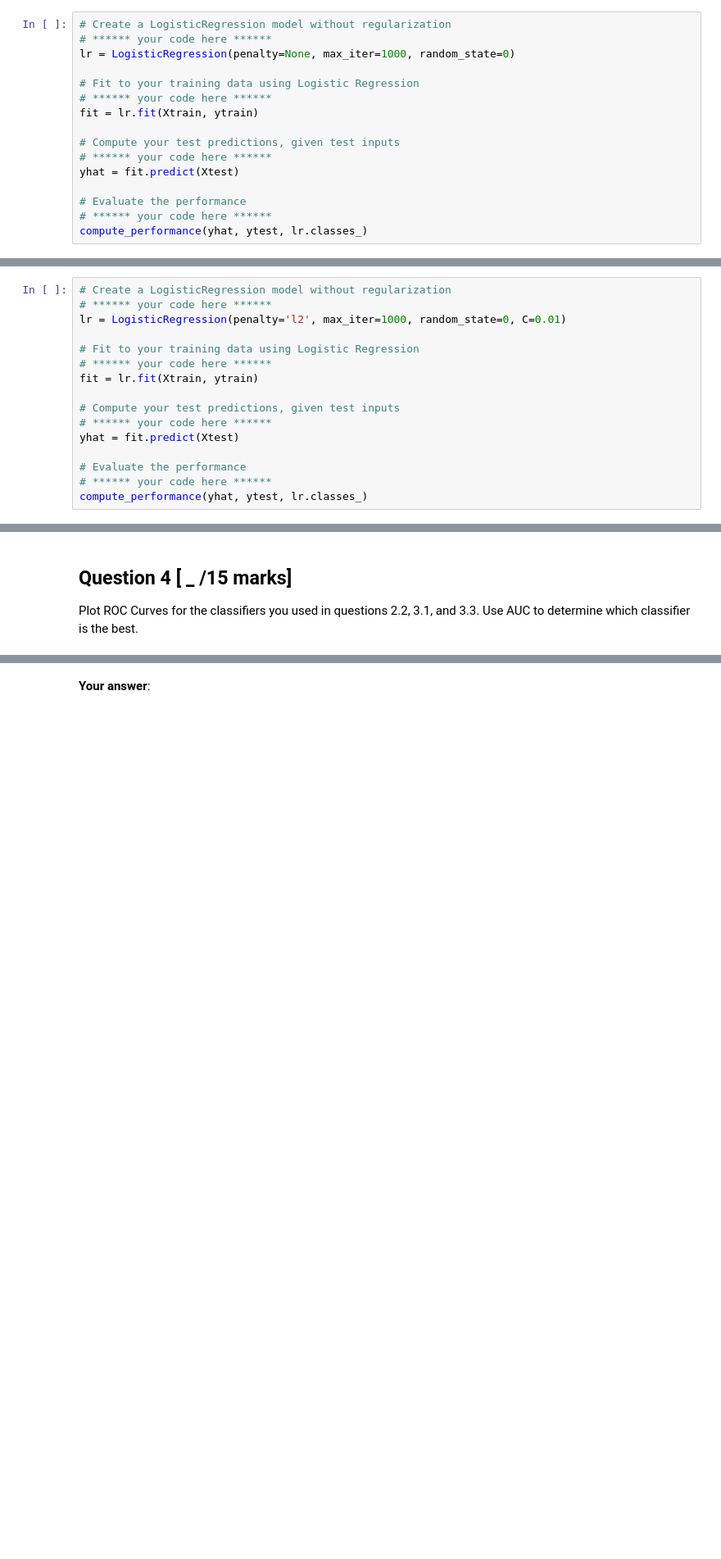
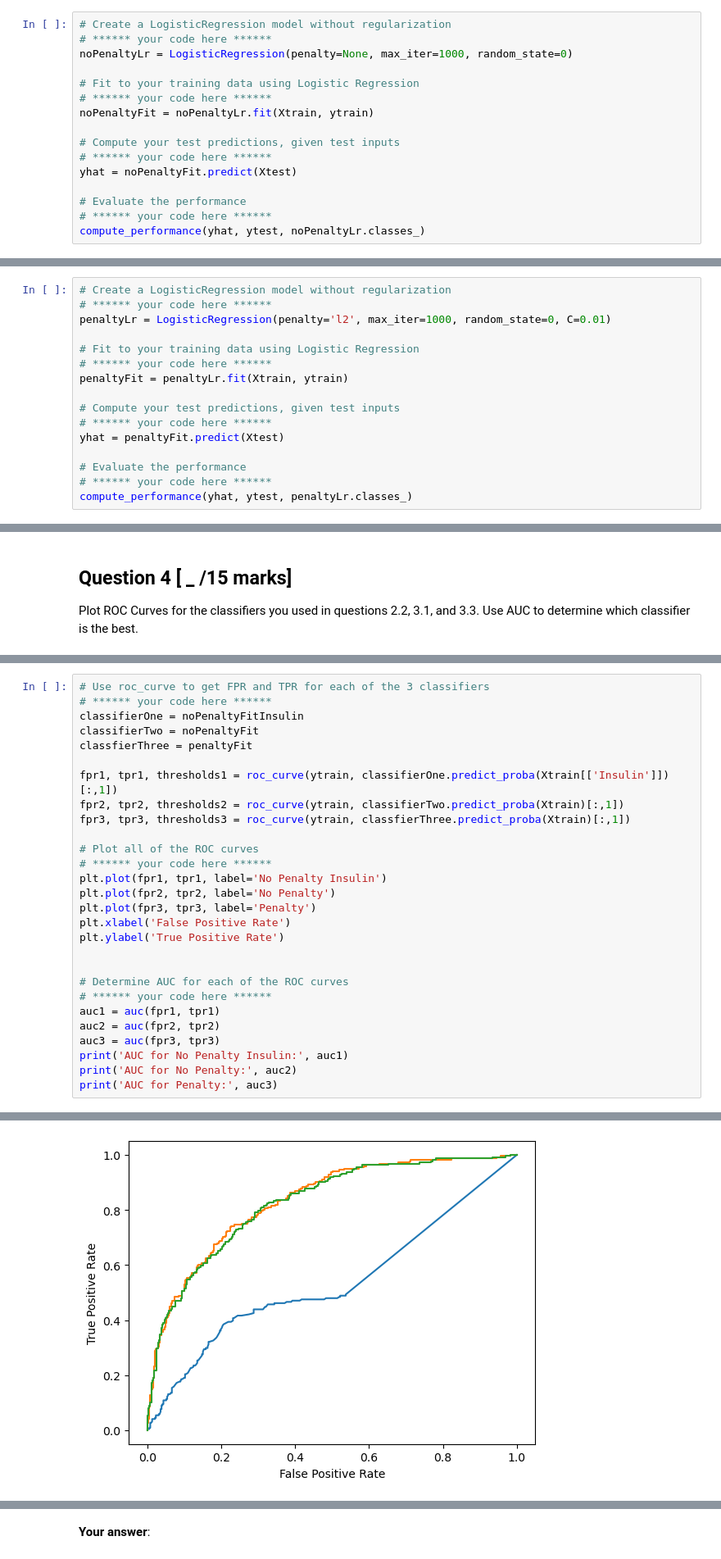
Before and after one commit to rgavigan/ds3000, a Jupyter notebook: assign3/Assignment_3.ipynb, the cells around one changed output, grey strips where cells are left out. Shown: that part at 82% size. Saved outputs shown, nothing was run; the diff lists cells and outputs as text; blank space fills up the shorter version.

```diff
--- a/assign3/Assignment_3.ipynb
+++ b/assign3/Assignment_3.ipynb
@@ -201,19 +201,19 @@ Create another `LogisticRegression` model with `penalty=none`. Train and test th
 # %%
 # Create a LogisticRegression model without regularization
 # ****** your code here ******
-lr = LogisticRegression(penalty=None, max_iter=1000, random_state=0)
+noPenaltyLr = LogisticRegression(penalty=None, max_iter=1000, random_state=0)
 
 # Fit to your training data using Logistic Regression
 # ****** your code here ******
-fit = lr.fit(Xtrain, ytrain)
+noPenaltyFit = noPenaltyLr.fit(Xtrain, ytrain)
 
 # Compute your test predictions, given test inputs
 # ****** your code here ******
-yhat = fit.predict(Xtest)
+yhat = noPenaltyFit.predict(Xtest)
 
 # Evaluate the performance
 # ****** your code here ******
-compute_performance(yhat, ytest, lr.classes_)
+compute_performance(yhat, ytest, noPenaltyLr.classes_)
 # %% [output]
 tp: 29 tn: 98 fp: 9 fn: 18
 Accuracy: 0.825 Recall: 0.617 Precision: 0.763 Sensitivity: 0.617 Specificity: 0.916
@@ -272,19 +272,19 @@ Create a final `LogisticRegression` model with `penalty=l2`, `C=0.01`. Train and
 # %%
 # Create a LogisticRegression model without regularization
 # ****** your code here ******
-lr = LogisticRegression(penalty='l2', max_iter=1000, random_state=0, C=0.01)
+penaltyLr = LogisticRegression(penalty='l2', max_iter=1000, random_state=0, C=0.01)
 
 # Fit to your training data using Logistic Regression
 # ****** your code here ******
-fit = lr.fit(Xtrain, ytrain)
+penaltyFit = penaltyLr.fit(Xtrain, ytrain)
 
 # Compute your test predictions, given test inputs
 # ****** your code here ******
-yhat = fit.predict(Xtest)
+yhat = penaltyFit.predict(Xtest)
 
 # Evaluate the performance
 # ****** your code here ******
-compute_performance(yhat, ytest, lr.classes_)
+compute_performance(yhat, ytest, penaltyLr.classes_)
 # %% [output]
 tp: 28 tn: 97 fp: 10 fn: 19
 Accuracy: 0.812 Recall: 0.596 Precision: 0.737 Sensitivity: 0.596 Specificity: 0.907
@@ -323,0 +309,29 @@ Which one is the best classifier?
+# %%
+# Use roc_curve to get FPR and TPR for each of the 3 classifiers
+# ****** your code here ******
+classifierOne = noPenaltyFitInsulin
+classifierTwo = noPenaltyFit
+classfierThree = penaltyFit
+
+fpr1, tpr1, thresholds1 = roc_curve(ytrain, classifierOne.predict_proba(Xtrain[['Insulin']])[:,1])
+fpr2, tpr2, thresholds2 = roc_curve(ytrain, classifierTwo.predict_proba(Xtrain)[:,1])
+fpr3, tpr3, thresholds3 = roc_curve(ytrain, classfierThree.predict_proba(Xtrain)[:,1])
+
+# Plot all of the ROC curves
+# ****** your code here ******
+plt.plot(fpr1, tpr1, label='No Penalty Insulin')
+plt.plot(fpr2, tpr2, label='No Penalty')
+plt.plot(fpr3, tpr3, label='Penalty')
+plt.xlabel('False Positive Rate')
+plt.ylabel('True Positive Rate')
+
+
+# Determine AUC for each of the ROC curves
+# ****** your code here ******
+auc1 = auc(fpr1, tpr1)
+auc2 = auc(fpr2, tpr2)
+auc3 = auc(fpr3, tpr3)
+print('AUC for No Penalty Insulin:', auc1)
+print('AUC for No Penalty:', auc2)
+print('AUC for Penalty:', auc3)
+# %% [output]
@@ -323,0 +341 @@ Which one is the best classifier?
+[figure, added]
```
Also changed, not shown: parts of 14 cells of this notebook.
